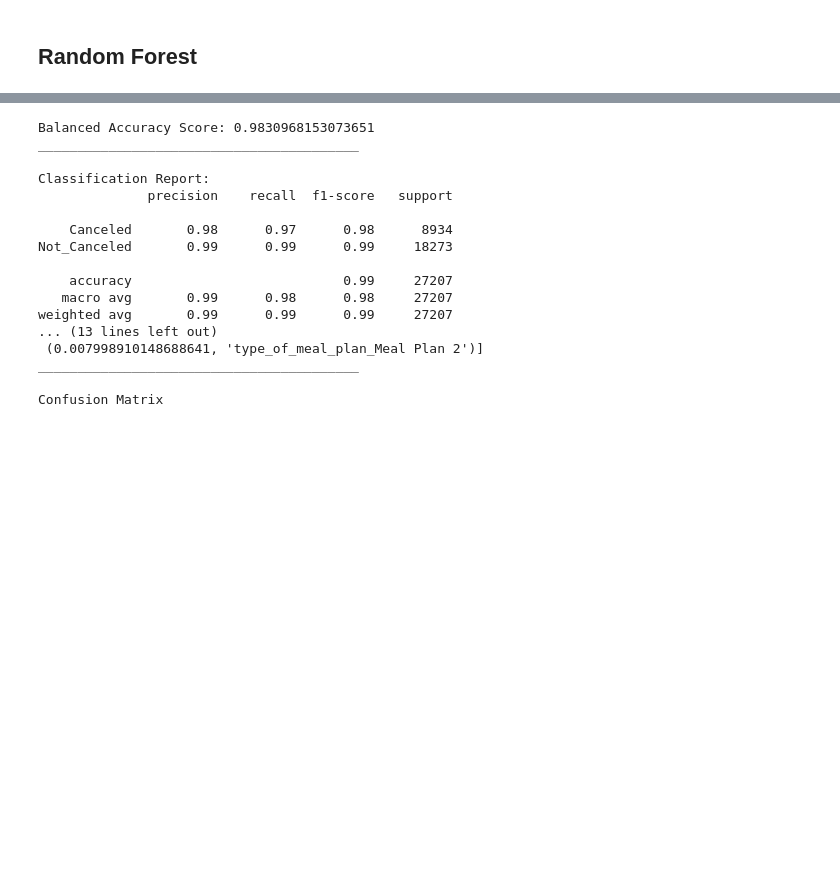
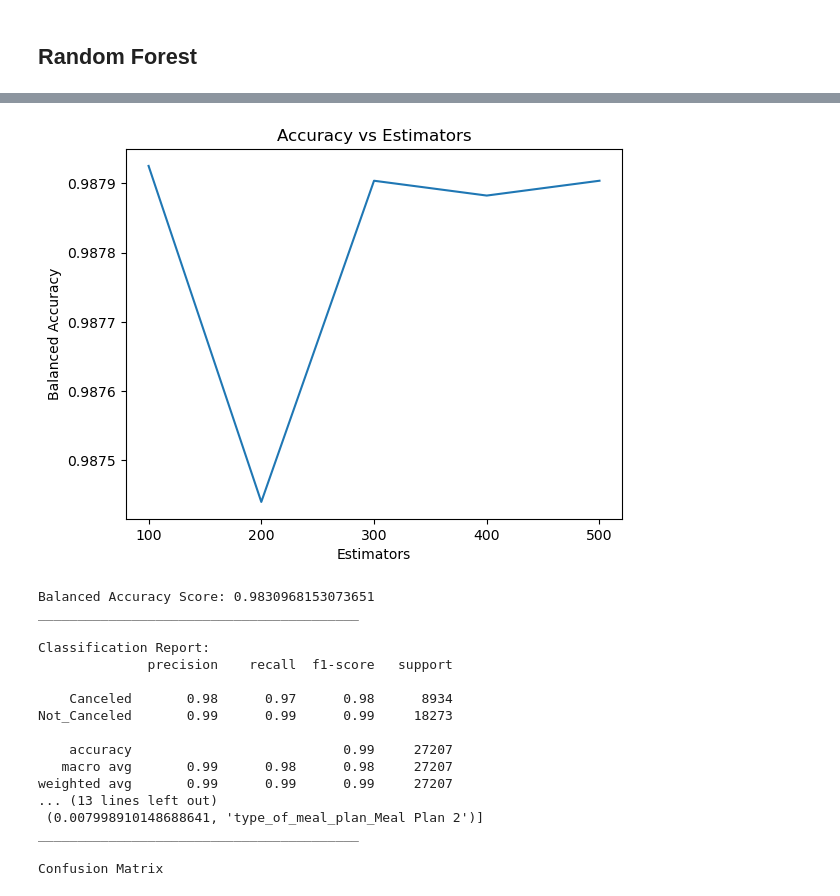
Before and after one commit to Grimmandrewj/Hotel_Cancellation_Prediction, a Jupyter notebook: Project4.ipynb, the cells around one changed output, grey strips where cells are left out. Saved outputs shown, nothing was run; the diff lists cells and outputs as text; code cells hidden in the pictures; blank space fills up the shorter version.

```diff
--- a/Project4.ipynb
+++ b/Project4.ipynb
@@ -235,11 +298,13 @@ weighted avg       0.96      0.95      0.95     27207
 ## Random Forest
 # %%
 #Create function for random forest, passing in estimator number
+estimators = [100,200,300,400,500]
 def forest(estimator):
     rf_model = RandomForestClassifier(n_estimators = estimator,random_state=0)
     rf_model = rf_model.fit(X_train_scaled, y_train)
     predictions = rf_model.predict(X_test_scaled)
-    print(f"Balanced Accuracy Score: {balanced_accuracy_score(y_test,predictions)}")
+    accuracy = balanced_accuracy_score(y_test,predictions)
+    print(f"Balanced Accuracy Score: {accuracy}")
     print("_________________________________________\n")
     print("Classification Report:")
     print(classification_report(y_test,predictions))
@@ -252,4 +317,9 @@ def forest(estimator):
     pprint(importances_sorted[:10])
     print("_________________________________________\n")
     print("Confusion Matrix")
-    return matrix_df
+    return matrix_df,accuracy
+
+optimization_forest = {}
+for i in estimators:
+    matrix_df,accuracy = forest(i)
+    optimization_forest[str(i)]=accuracy
@@ -256,3 +344,18 @@ def forest(estimator):
+# %%
+#Plot accuracy scores for each estimator value
+import matplotlib.pyplot as plt
+x_values = list(optimization_forest.keys())
+y_values = list(optimization_forest.values())
+xticks = x_values
+plt.plot(x_values,y_values)
+plt.ylabel('Balanced Accuracy')
+plt.xlabel('Estimators')
+plt.title('Accuracy vs Estimators')
+plt.xticks(xticks)
+plt.savefig('Optimization_Charts/Random_forest.png')
+plt.show()
+# %% [output]
+[figure, added]
 # %%
 #Attempt 1 with 100 estimators
 forest(100)
```
Also changed, not shown: parts of 16 cells of this notebook, 5 other files.
